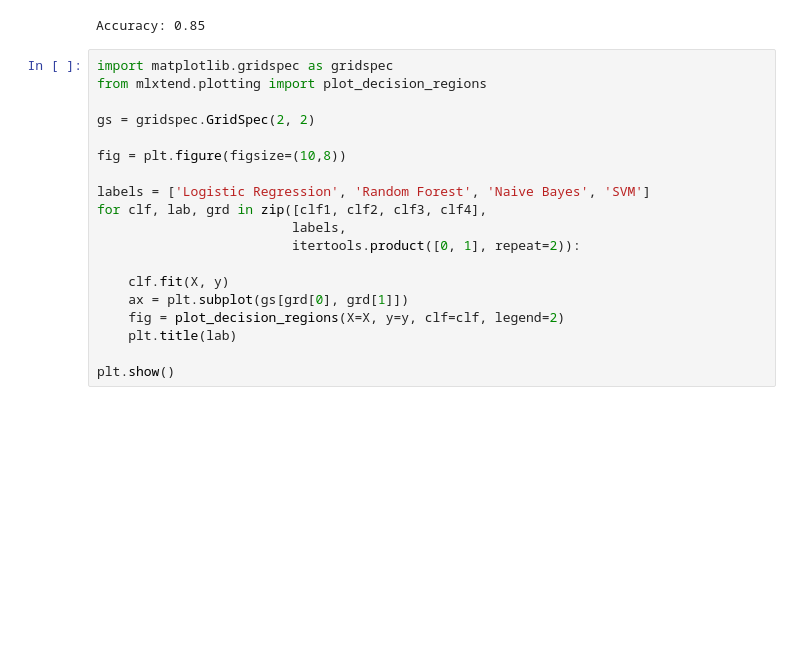
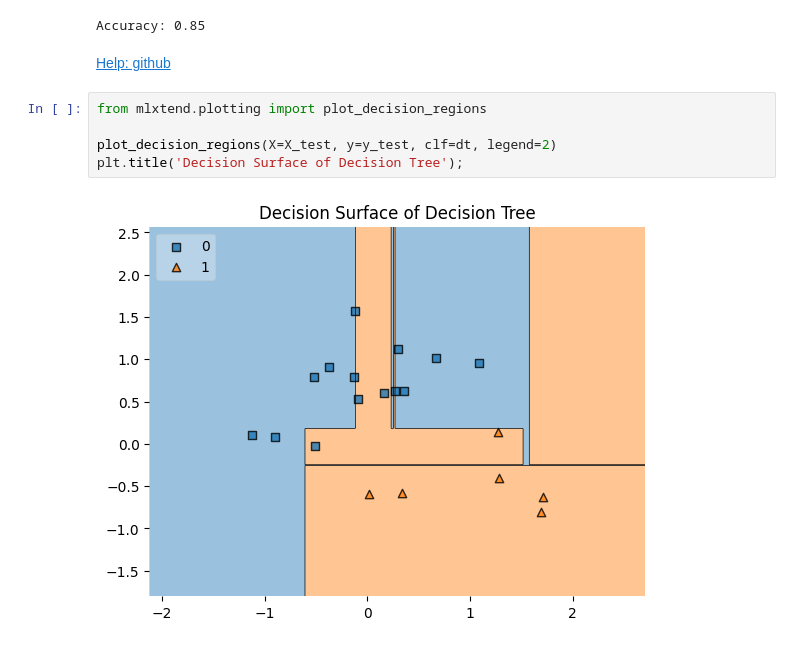
Before and after one commit to rishabh-mondal/blog, a Jupyter notebook: bagging.ipynb, the cells around one changed output. Drawn from its saved outputs; the diff is of its cells as text; blank space fills up the shorter version.

```diff
--- a/bagging.ipynb
+++ b/bagging.ipynb
@@ -171,22 +171,12 @@ accuracy = accuracy_score(y_test, pred)
 print("Accuracy:", accuracy)
 # %% [output]
 Accuracy: 0.85
-# %%
-import matplotlib.gridspec as gridspec
-from mlxtend.plotting import plot_decision_regions
-
-gs = gridspec.GridSpec(2, 2)
-
-fig = plt.figure(figsize=(10,8))
-
-labels = ['Logistic Regression', 'Random Forest', 'Naive Bayes', 'SVM']
-for clf, lab, grd in zip([clf1, clf2, clf3, clf4],
-                         labels,
-                         itertools.product([0, 1], repeat=2)):
-
-    clf.fit(X, y)
-    ax = plt.subplot(gs[grd[0], grd[1]])
-    fig = plot_decision_regions(X=X, y=y, clf=clf, legend=2)
-    plt.title(lab)
-
-plt.show()
+# %% [markdown]
+[Help: github](https://rasbt.github.io/mlxtend/user_guide/plotting/plot_decision_regions/)
+# %%
+from mlxtend.plotting import plot_decision_regions
+
+plot_decision_regions(X=X_test, y=y_test, clf=dt, legend=2)
+plt.title('Decision Surface of Decision Tree');
+# %% [output]
+[figure, added]
```
Also changed, not shown: parts of 11 cells of this notebook.
